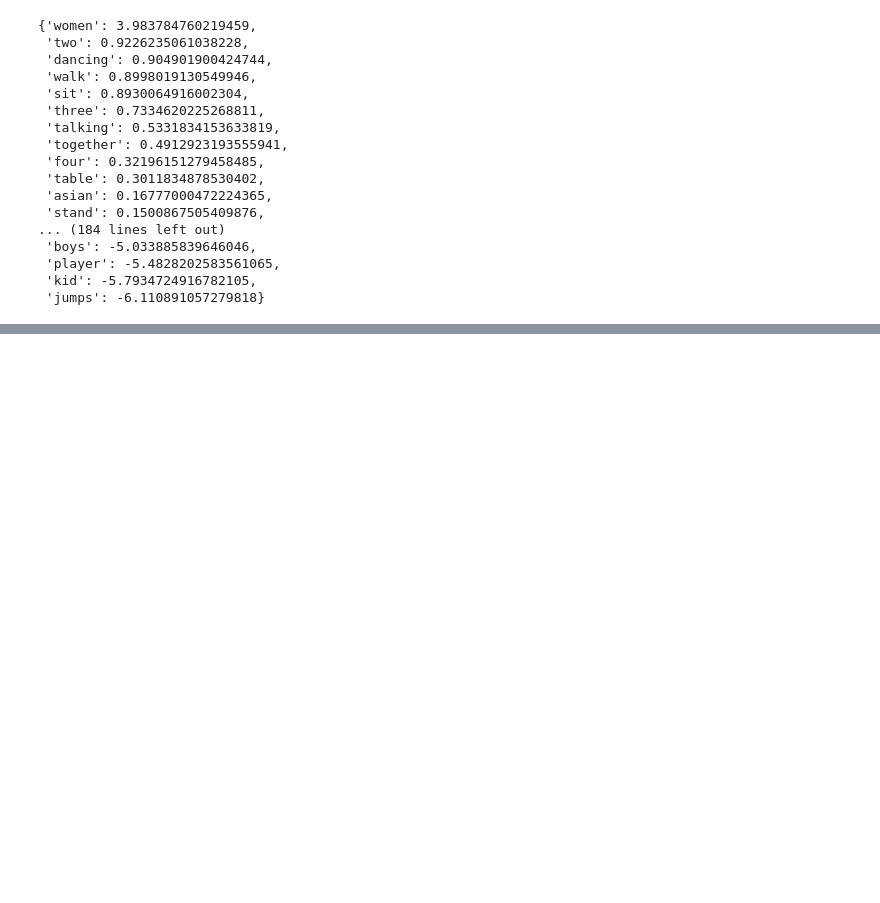
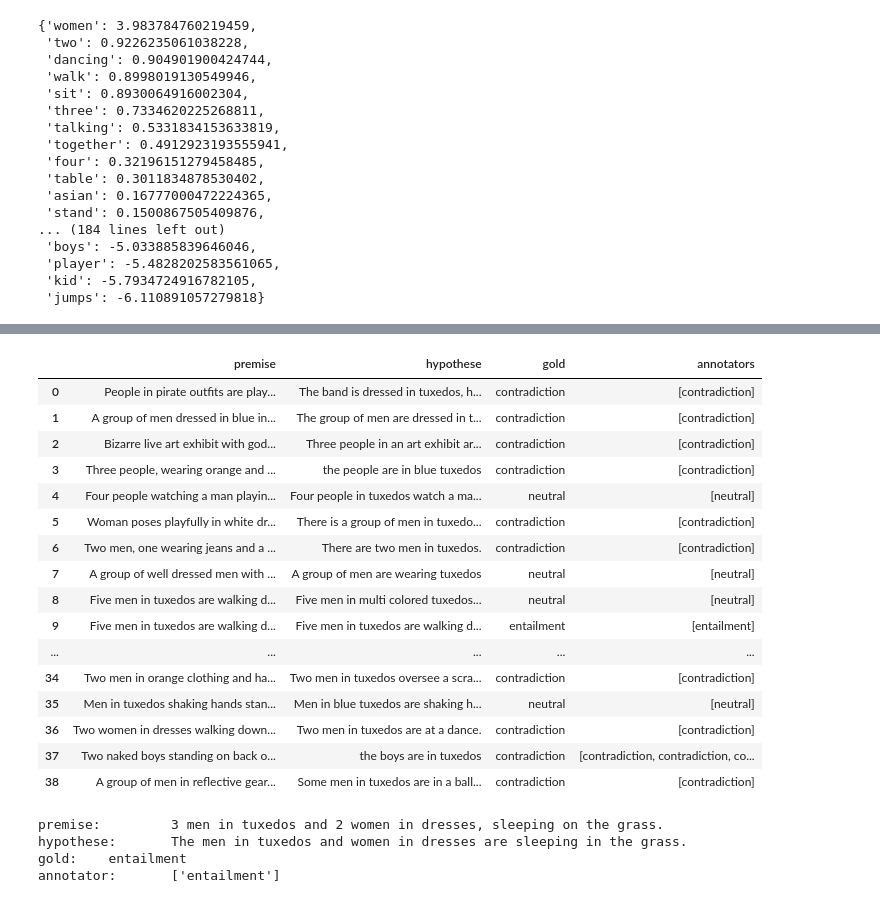
Before and after one commit to dissgod99/Word-Analysis-Association, a Jupyter notebook: pmi.ipynb, the cells around one changed output, grey strips where cells are left out. Cells and saved outputs as stored; diff of their text form; code cells hidden in the pictures; blank space fills up the shorter version.

```diff
--- a/pmi.ipynb
+++ b/pmi.ipynb
@@ -361,0 +436,22 @@ b
+# %%
+tuxedos = extract_hypotheses(df=snli_data_pd_preprocessed, word="tuxedos")
+# %%
+tuxedos
+# %% [output]
+|  | premise | hypothese | gold | annotators |
+| 0 | People in pirate outfits are play... | The band is dressed in tuxedos, h... | contradiction | [contradiction] |
+| 1 | A group of men dressed in blue in... | The group of men are dressed in t... | contradiction | [contradiction] |
+| 2 | Bizarre live art exhibit with god... | Three people in an art exhibit ar... | contradiction | [contradiction] |
+| 3 | Three people, wearing orange and ... | the people are in blue tuxedos | contradiction | [contradiction] |
+| 4 | Four people watching a man playin... | Four people in tuxedos watch a ma... | neutral | [neutral] |
+| 5 | Woman poses playfully in white dr... | There is a group of men in tuxedo... | contradiction | [contradiction] |
+| 6 | Two men, one wearing jeans and a ... | There are two men in tuxedos. | contradiction | [contradiction] |
+| 7 | A group of well dressed men with ... | A group of men are wearing tuxedos | neutral | [neutral] |
+| 8 | Five men in tuxedos are walking d... | Five men in multi colored tuxedos... | neutral | [neutral] |
+| 9 | Five men in tuxedos are walking d... | Five men in tuxedos are walking d... | entailment | [entailment] |
+| ... | ... | ... | ... | ... |
+| 34 | Two men in orange clothing and ha... | Two men in tuxedos oversee a scra... | contradiction | [contradiction] |
+| 35 | Men in tuxedos shaking hands stan... | Men in blue tuxedos are shaking h... | neutral | [neutral] |
+| 36 | Two women in dresses walking down... | Two men in tuxedos are at a dance. | contradiction | [contradiction] |
+| 37 | Two naked boys standing on back o... | the boys are in tuxedos | contradiction | [contradiction, contradiction, co... |
+| 38 | A group of men in reflective gear... | Some men in tuxedos are in a ball... | contradiction | [contradiction] |
@@ -361,0 +464,7 @@ b
+# %%
+print_infos(df=tuxedos, index=22)
+# %% [output]
+premise:         3 men in tuxedos and 2 women in dresses, sleeping on the grass.
+hypothese:       The men in tuxedos and women in dresses are sleeping in the grass.
+gold:    entailment
+annotator:       ['entailment']
```
Also changed, not shown: parts of 19 cells of this notebook.
